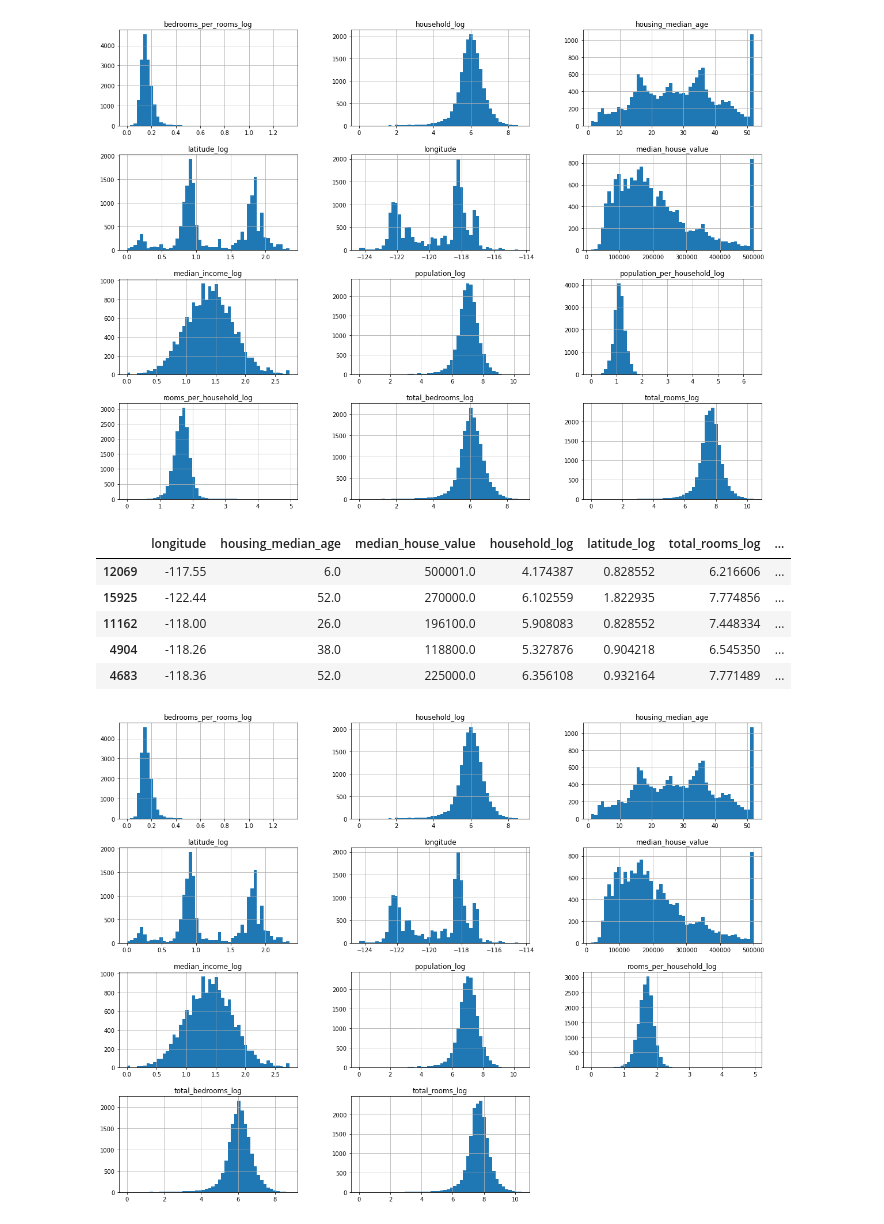
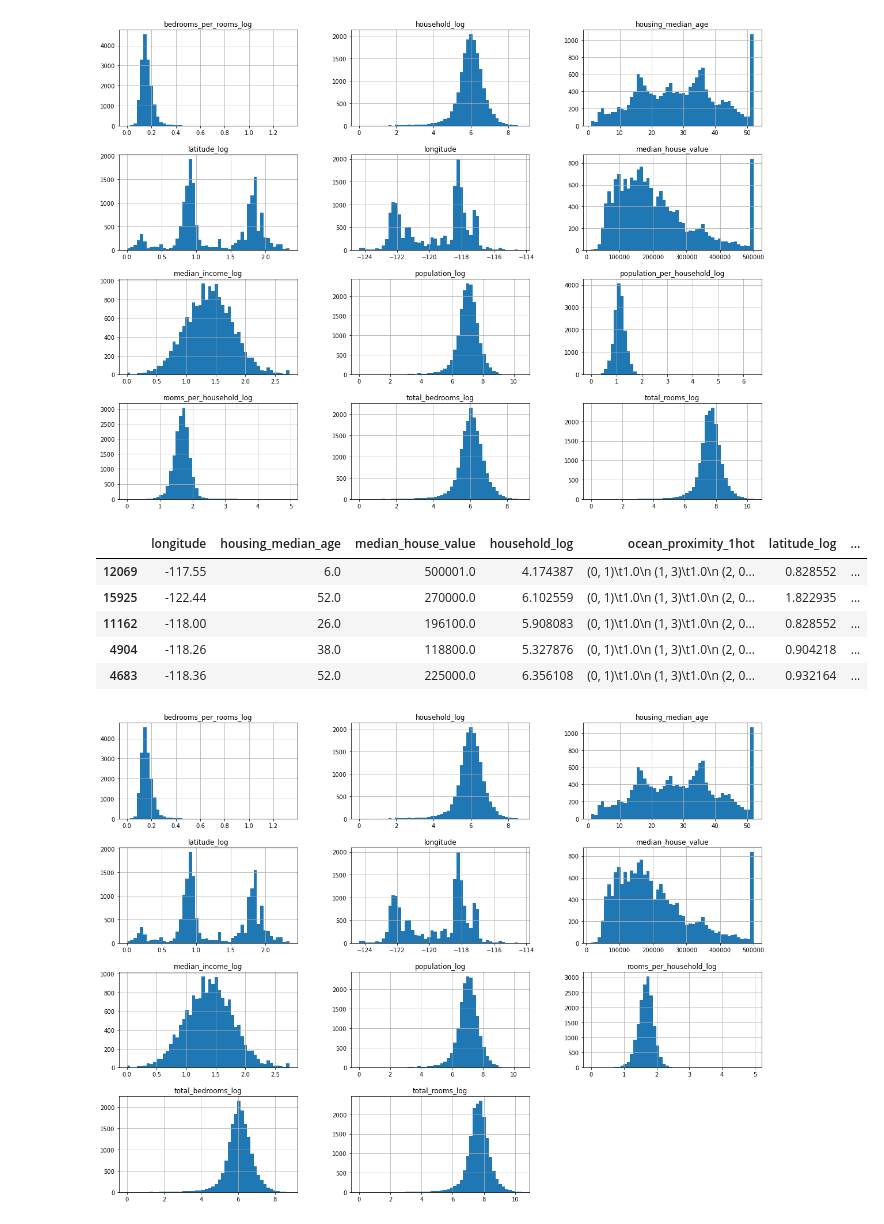
Before and after one commit to LHKode/Machine-Learning, a Jupyter notebook: house_predict.ipynb, the cells around one changed output. Cells and saved outputs as stored; diff of their text form; code cells hidden in the pictures.

Commit message:
add file Housing.ipynb || code on book

```diff
--- a/house_predict.ipynb
+++ b/house_predict.ipynb
@@ -281,15 +327,15 @@ plt.show()
 # %% [output]
 [figure]
 # %%
-df_train_semi5 = df_train.drop([ 'latitude', 'total_rooms', 'total_bedrooms','population','households', 'median_income', 'ocean_proximity', 'rooms_per_household', 'bedrooms_per_rooms','houssing_median_age_log','longitude_log','population_per_household','population_per_household_log'], axis = 1)
+df_train_semi5 = df_train.drop([ 'latitude', 'total_rooms', 'total_bedrooms','population','households', 'median_income', 'rooms_per_household', 'bedrooms_per_rooms','houssing_median_age_log','longitude_log','population_per_household','population_per_household_log'], axis = 1)
 df_train_semi5.head()
 # %% [output]
-|  | longitude | housing_median_age | median_house_value | household_log | latitude_log | total_rooms_log | ... |
-| 12069 | -117.55 | 6.0 | 500001.0 | 4.174387 | 0.828552 | 6.216606 | ... |
-| 15925 | -122.44 | 52.0 | 270000.0 | 6.102559 | 1.822935 | 7.774856 | ... |
-| 11162 | -118.00 | 26.0 | 196100.0 | 5.908083 | 0.828552 | 7.448334 | ... |
-| 4904 | -118.26 | 38.0 | 118800.0 | 5.327876 | 0.904218 | 6.545350 | ... |
-| 4683 | -118.36 | 52.0 | 225000.0 | 6.356108 | 0.932164 | 7.771489 | ... |
+|  | longitude | housing_median_age | median_house_value | household_log | ocean_proximity_1hot | latitude_log | ... |
+| 12069 | -117.55 | 6.0 | 500001.0 | 4.174387 | (0, 1)\t1.0\n (1, 3)\t1.0\n (2, 0... | 0.828552 | ... |
+| 15925 | -122.44 | 52.0 | 270000.0 | 6.102559 | (0, 1)\t1.0\n (1, 3)\t1.0\n (2, 0... | 1.822935 | ... |
+| 11162 | -118.00 | 26.0 | 196100.0 | 5.908083 | (0, 1)\t1.0\n (1, 3)\t1.0\n (2, 0... | 0.828552 | ... |
+| 4904 | -118.26 | 38.0 | 118800.0 | 5.327876 | (0, 1)\t1.0\n (1, 3)\t1.0\n (2, 0... | 0.904218 | ... |
+| 4683 | -118.36 | 52.0 | 225000.0 | 6.356108 | (0, 1)\t1.0\n (1, 3)\t1.0\n (2, 0... | 0.932164 | ... |
 # %%
 df_train_semi5.hist(bins = 50, figsize= (20,15))
 plt.show()
```
Also changed, not shown: parts of 12 cells of this notebook, 1 other file.
